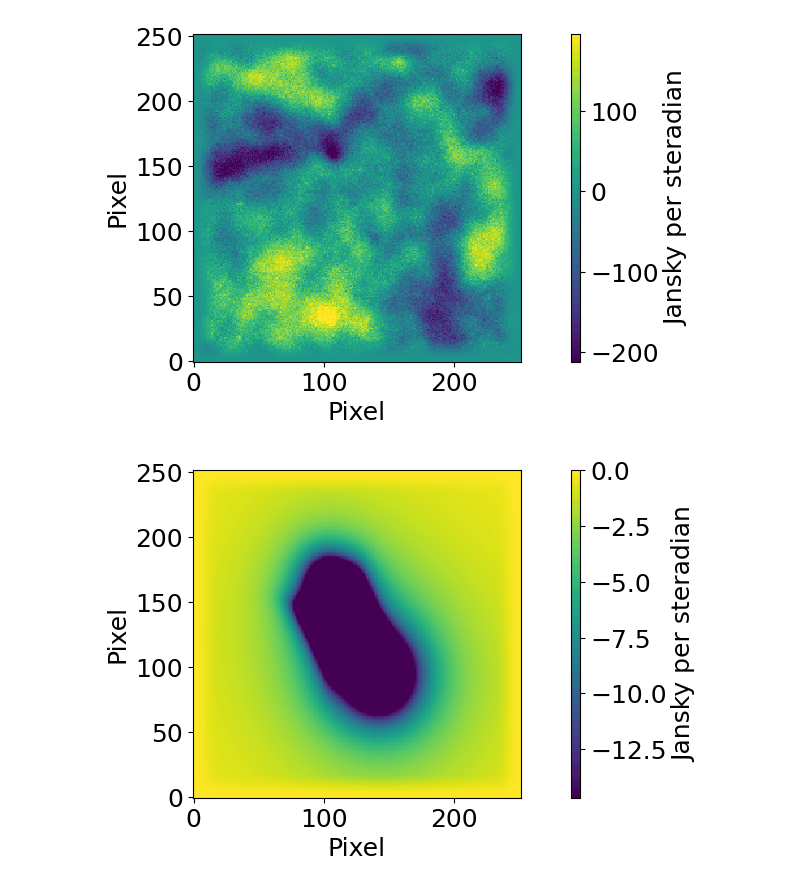
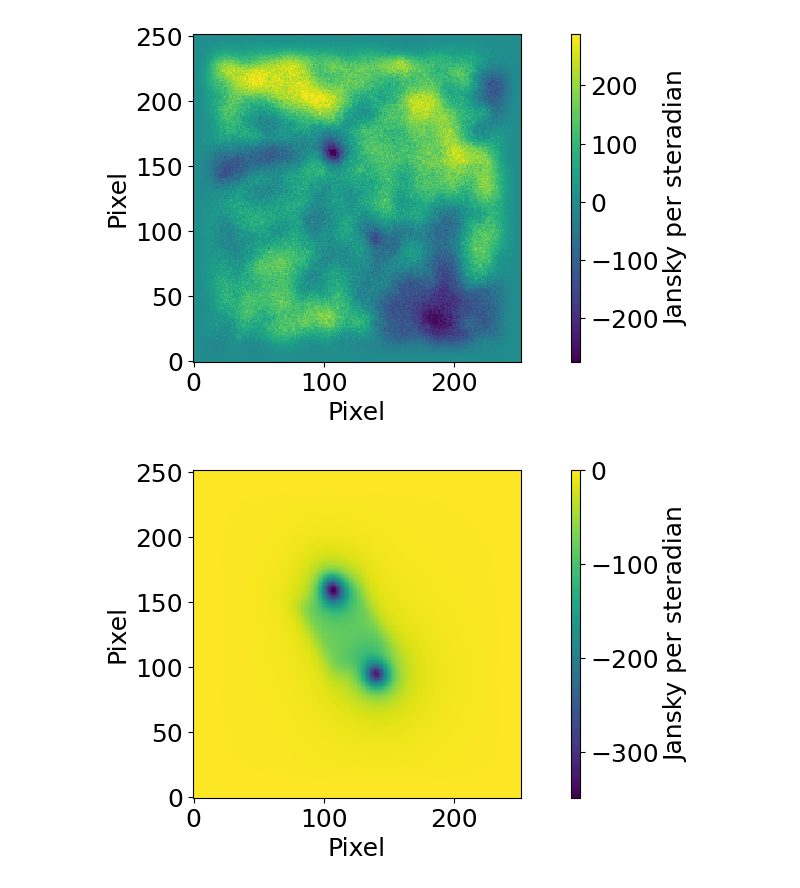
Before and after one commit to guanyilun/multi-freq-bridge, a Jupyter notebook: notebooks/f3.ipynb, the cells around one changed output. Drawn from its saved outputs; the diff is of its cells as text; code cells hidden in the pictures.

```diff
--- a/notebooks/f3.ipynb
+++ b/notebooks/f3.ipynb
@@ -42,14 +39,14 @@ region = ut.get_region(cf['region_center_ra'],
                         cf['region_center_dec'],
                         cf['region_width'])
 dire_data = "/home/gill/research/ACT/bridge/data_paper/data/data/act_no_reproj"
-data_ref = ut.imap_dim_check(enmap.read_map(f"{dire_data}/act_cut_dr6v2_pa5_f150_4way_coadd_map_srcfree.fits",
+data_ref = ut.imap_dim_check(enmap.read_map(f"{dire_data}/act_cut_dr6v2_pa5_f098_4way_coadd_map_srcfree.fits",
                         box=region))
 
-model_map = ut.imap_dim_check(enmap.read_map("/home/gill/research/ACT/paper/models/indiv/aug17/total_model_all_three_systems_small_map/models/bridge_indv_150_pa5_model_uK.fits",
+model_map = ut.imap_dim_check(enmap.read_map("/home/gill/research/ACT/paper/models/indiv/aug17/total_model_all_three_systems_small_map/models/bridge_indv_98_pa5_model_uK.fits",
                         box=region))
 
-apod_mask = (enmap.apod(data_ref*0+1, cf['apod_pix']))
-# apod_mask = 1
+apod_mask = (enmap.apod(data_ref*0+1, 30))
+#apod_mask = 1
 mean_apod_mask = np.mean(apod_mask)
 
 data_ref = data_ref * apod_mask
@@ -57,15 +54,15 @@ model_map = model_map * apod_mask
 # %%
 data_ref_fft = np.fft.fftshift(np.fft.fft2(data_ref)) / mean_apod_mask
 model_fft = np.fft.fftshift(np.fft.fft2(model_map))  / mean_apod_mask
 
 ut.plot_image(data_ref, interval_type="zscale")
-ut.plot_image(model_map, interval_type="zscale")
+ut.plot_image(model_map, interval_type="simple_norm")
 
 ut.plot_image(data_ref_fft.real, interval_type="zscale")
 ut.plot_image(model_fft.real, interval_type="zscale")
 
 diff = data_ref_fft - model_fft
 ut.plot_image(diff.real, interval_type="zscale")
 # %% [output]
-[figure, old version]
+[figure, new version]
-[figure, old version]
+[figure, new version]
```
Also changed, not shown: parts of 2 cells of this notebook, 3 other files.
